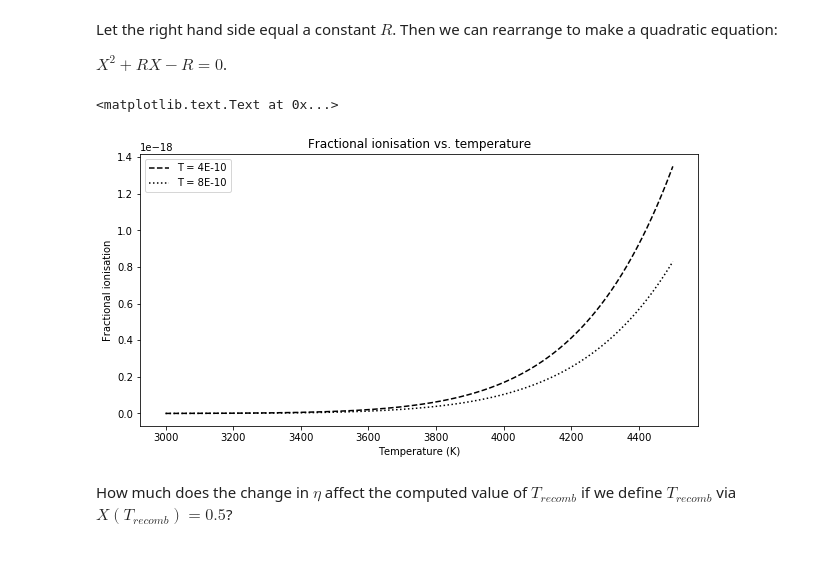
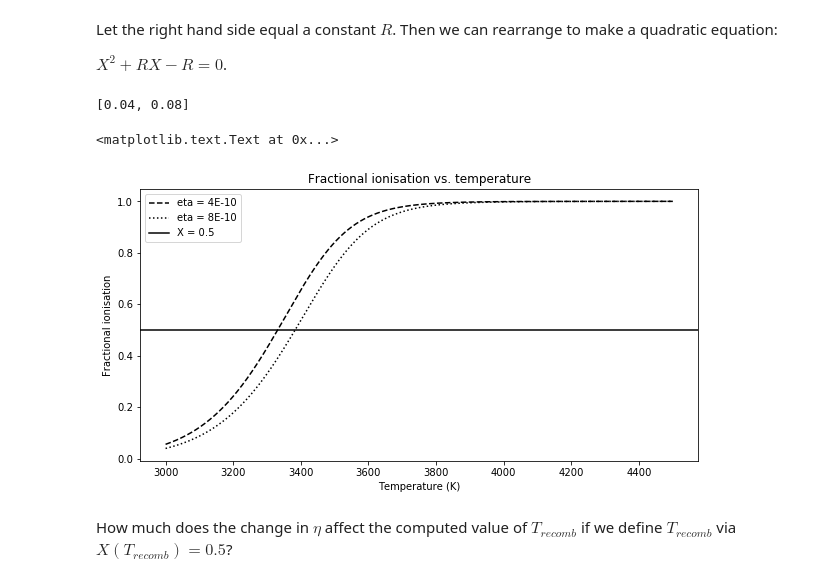
Before and after one commit to astro-britt/cosmology_ipynbs, a Jupyter notebook: assignment4.ipynb, the cells around one changed output. Saved outputs shown, nothing was run; the diff lists cells and outputs as text; code cells hidden in the pictures.

```diff
--- a/assignment4.ipynb
+++ b/assignment4.ipynb
@@ -33,24 +33,28 @@ $X^2+RX-R=0$.
 # %%
 def rhs(T, eta,
         k = 8.617 * 10**(-5),
+        k_SI = 1.38 * 10**(-23),
         c = 3. * 10**8,
         hbar = 6.582 * 10**(-16),
         Q = 13.6,
         me = 9.109 * 10**(-31)):
-    return(1/(0.243 * ((k*T)/(hbar*c))**3 * eta) * ((me*k*T)/(2*np.pi*hbar**2))*(3/2) * np.exp(-Q/(k*T)))
+    return(1/(0.243 * ((k_SI*T)/(hbar*c))**3 * eta) * ((me*k_SI*T)/(2*np.pi*hbar**2))*(3/2) * np.exp(-Q/(k*T)))
 # %%
-etas = [4 * 10^(-10), 8 * 10^(-10)]
+etas = [4.0 * 10**(-2), 8.0 * 10**(-2)]
 T = np.linspace(3000, 4500, 3000)
 X = np.ndarray((2, 3000))
 
 def quad(a, b, c):
     return((-b + np.sqrt(b**2 - 4*a*c))/(2*a), (-b - np.sqrt(b**2 - 4*a*c))/(2*a))
+print(etas)
+# %% [output]
+[0.04, 0.08]
 # %%
 count = 0
 for eta in etas:
     right = rhs(T=T, eta=eta)
     # it's a quadratic now
-    x1, x2 = quad(1, right, right)
+    x1, x2 = quad(1., right, -right)
     # we want the positive root only
     if x1[0] > 0:
         X[count, :] = x1
@@ -60,14 +64,15 @@ for eta in etas:
 # %%
 # plot
 plt.figure(figsize=(10,5))
-plt.plot(T, X[0,:], label='T = 4E-10', linestyle='--', c='k')
-plt.plot(T, X[1,:], label='T = 8E-10', linestyle=':', c='k')
+plt.plot(T, X[0,:], label='eta = 4E-10', linestyle='--', c='k')
+plt.plot(T, X[1,:], label='eta = 8E-10', linestyle=':', c='k')
+plt.axhline(0.5, c='k', label='X = 0.5')
 plt.legend()
 plt.xlabel('Temperature (K)')
 plt.ylabel('Fractional ionisation')
 plt.title('Fractional ionisation vs. temperature')
 # %% [output]
 <matplotlib.text.Text at 0x...>
-[figure, old version]
+[figure, new version]
 # %% [markdown]
 How much does the change in $\eta$ affect the computed value of $T_{recomb}$ if we define $T_{recomb}$ via $X(T_{recomb}) = 0.5$?
```
Also changed, not shown: parts of 9 cells of this notebook.
